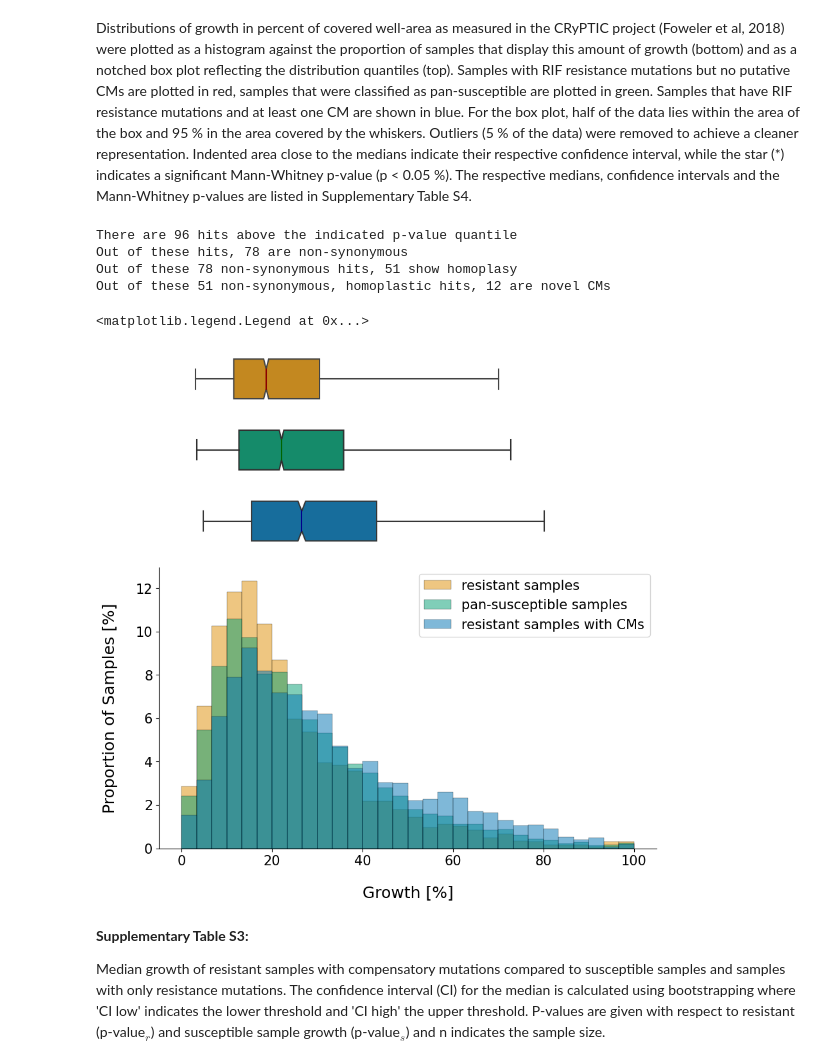
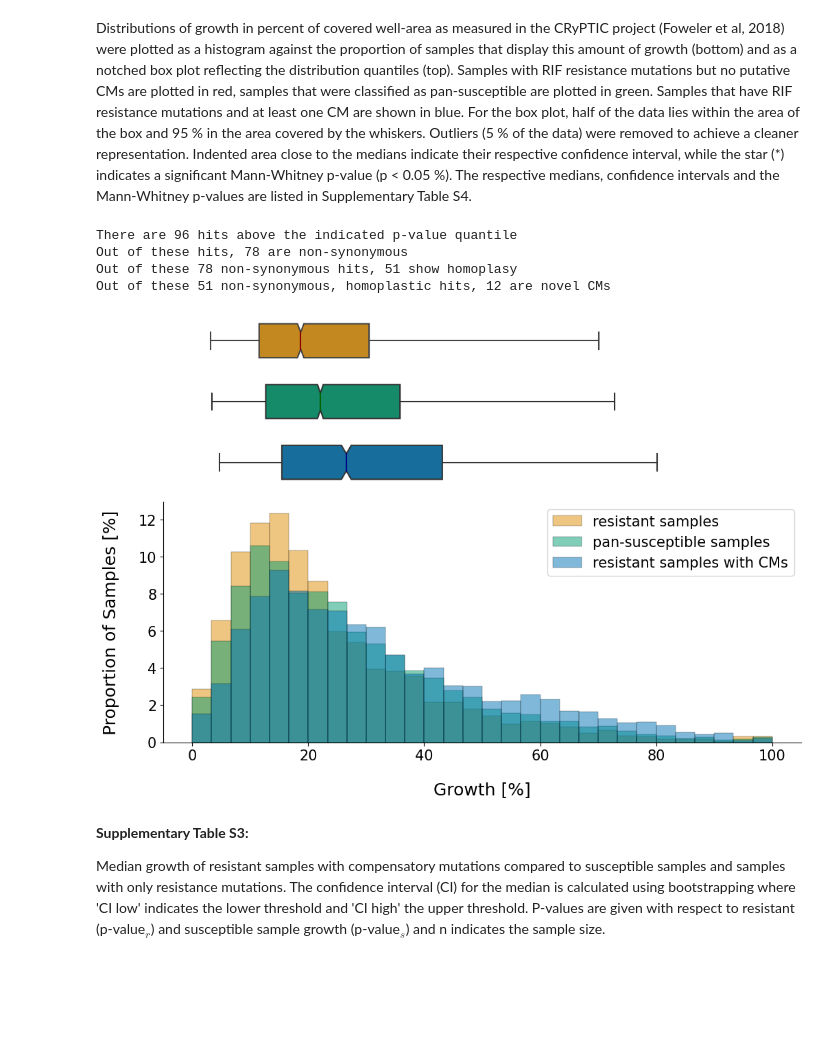
Before and after one commit to viktoria023/thesis-repository, a Jupyter notebook: tb-rnap-compensation/Recreate_figures_paper.ipynb, the cells around one changed output. Saved outputs shown, nothing was run; the diff lists cells and outputs as text; code cells hidden in the pictures; blank space fills up the shorter version.

Commit message:
split up results figure 8

```diff
--- a/tb-rnap-compensation/Recreate_figures_paper.ipynb
+++ b/tb-rnap-compensation/Recreate_figures_paper.ipynb
@@ -178,13 +177,6 @@ sns.histplot(data = PLATES.IM_POS_AVERAGE, label="all samples", color = 'black',
 
 #Despine plots
 sns.despine(top = True, right=True, left = False, bottom = False, offset = False, trim = False)
-
-axes = [ax_box1, ax_box2]
-for ax in axes:
-    sns.despine(ax = ax, top = True, right=True, left = True, bottom = True, offset = False, trim = False)
-    ax.tick_params(left=False, bottom=False)
-    ax.set(yticklabels=[])
-    ax.set(xlabel='')
 
 #label plots
 plt.xlabel("Growth [%]", size = 18, labelpad = 20)
@@ -403,7 +409,7 @@ sns.boxplot(resistant.to_list(), ax = ax_box2, color = colors[1], medianprops={"
              **box_args) #usermedians = [res_boot[0]], conf_intervals = [res_boot[1]],
 ax_box2.set_ylabel ('any resistance', fontsize = 18, labelpad = 20, rotation=0, horizontalalignment='right')
 
-axes = [ax_box3, ax_box4, ax_box5, ax_box6, ax_box7, ax_box8, ax_box9]
+axes = [ax_box3, ax_box4, ax_box5, ax_box6]
 i=0
 
 for res in tqdm(res_gene_mutations):
@@ -1400,7 +1406,7 @@ stats.append(['resistant and CMs', resCM_boot[0], resCM_boot[1][0], resCM_boot[1
 fig, (ax_box1, ax_box2, ax_box3, ax_hist) = plt.subplots(4, sharex = True,
                                                 gridspec_kw = {"height_ratios": (0.15, 0.15, 0.15, 0.85)})
 
-fig.set_size_inches(10, 10)
+fig.set_size_inches(12, 8)
 
 sns.histplot(data = resistant, label="resistant samples", color = colors[1], **hist_args)
 
@@ -1411,36 +1417,35 @@ sns.histplot(data = resistant_CM, label="resistant samples with CMs", color = co
 sns.boxplot(resistant.to_list(), ax = ax_box1, color = colors[1], medianprops={"color": "darkred"},
              **box_args) #usermedians = [res_boot[0]], conf_intervals = [res_boot[1]],
 sns.boxplot(susceptible.to_list(), ax = ax_box2, color = colors[2], medianprops={"color": "darkgreen"},
             **box_args) #usermedians = [sus_boot[0]], conf_intervals = [sus_boot[1]],
 sns.boxplot(resistant_CM.to_list(), ax = ax_box3, color = colors[0], medianprops={"color": "darkblue"},
             **box_args) #usermedians = [resCM_boot[0]], conf_intervals = [resCM_boot[1]],
 
 #Despine plots
 sns.despine(top = True, right=True, left = False, bottom = False, offset = False, trim = False)
 
 axes = [ax_box1, ax_box2, ax_box3]
 for ax in axes:
     sns.despine(ax = ax, top = True, right=True, left = True, bottom = True, offset = False, trim = False)
     ax.tick_params(left=False, bottom=False)
     ax.set(yticklabels=[])
     ax.set(xlabel='')
 
 #Label plot
 plt.xlabel("Growth [%]", size = 18, labelpad = 20)
 plt.xticks(fontsize = 15)
 plt.ylabel("Proportion of Samples [%]", size = 18, labelpad = 20)
 plt.yticks(fontsize = 15)
 plt.legend(loc = 'upper right', fontsize = 15)
 
 # Uncomment this for creating figure:
-#fig.savefig('res_vs_sus_vs_CM.svg', format='svg', dpi=1200)
+fig.savefig('res_vs_sus_vs_CM.svg', format='svg', dpi=1200)
 # %% [output]
 There are 96 hits above the indicated p-value quantile
 Out of these hits, 78 are non-synonymous
 Out of these 78 non-synonymous hits, 51 show homoplasy
 Out of these 51 non-synonymous, homoplastic hits, 12 are novel CMs
-<matplotlib.legend.Legend at 0x...>
-[figure, old version]
+[figure, new version]
 # %% [markdown]
 **Supplementary Table S3:**
 
```
Also changed, not shown: parts of 12 cells of this notebook.
